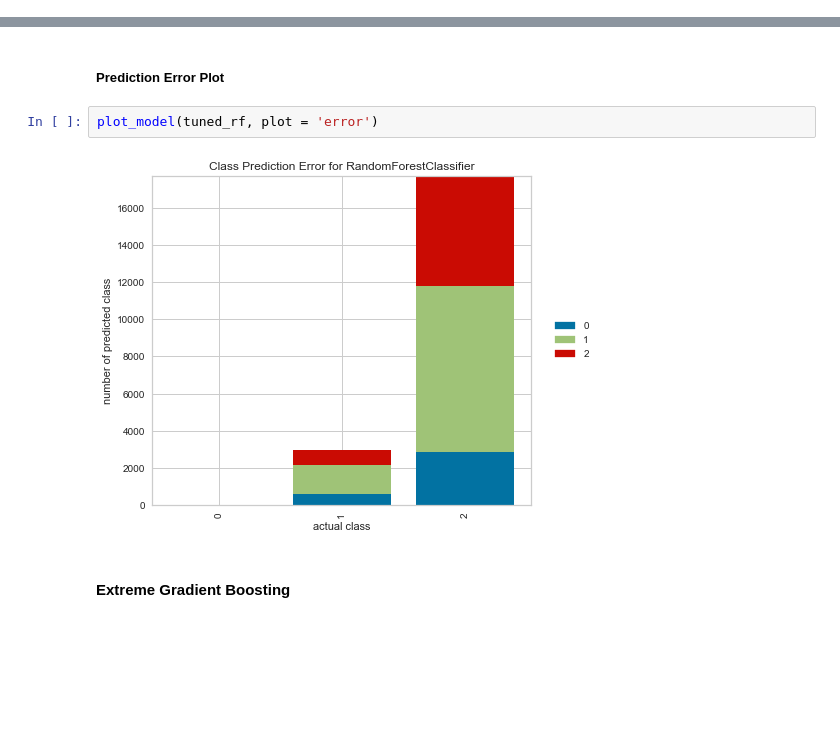
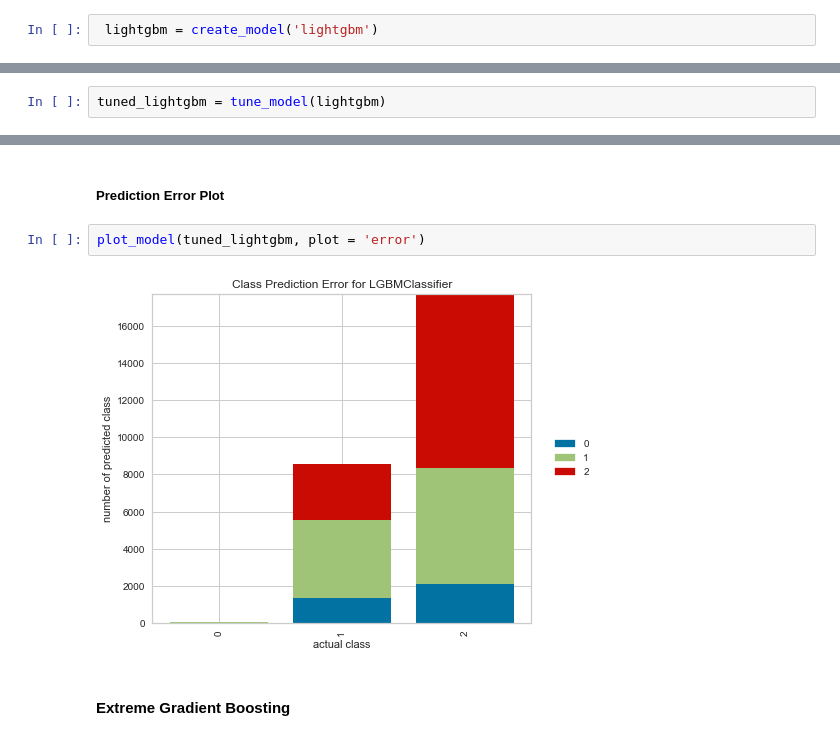
Before and after one commit to bjjv/Sb-DataScience-Mar21, a Jupyter notebook: DataScienceGuidedCapstone_2/Notebooks/04_preprocessing_and_training_BinduJ.ipynb, the cells around one changed output, grey strips where cells are left out. Cells and saved outputs as stored; diff of their text form; blank space fills up the shorter version.

```diff
--- a/DataScienceGuidedCapstone_2/Notebooks/04_preprocessing_and_training_BinduJ.ipynb
+++ b/DataScienceGuidedCapstone_2/Notebooks/04_preprocessing_and_training_BinduJ.ipynb
@@ -178,0 +208,2 @@ RandomForestClassifier(bootstrap=True, ccp_alpha=0.0, class_weight=None,
+# %%
+ lightgbm = create_model('lightgbm')
@@ -264,0 +289,2 @@ tuned_rf = tune_model(rf, custom_grid = params)
+# %%
+tuned_lightgbm = tune_model(lightgbm)
@@ -343,9 +399,9 @@ plot_model(tuned_rf, plot = 'boundary')
 # %% [markdown]
 ##### Prediction Error Plot
 # %%
-plot_model(tuned_rf, plot = 'error')
+plot_model(tuned_lightgbm, plot = 'error')
 # %% [output]
-[figure, old version]
+[figure, new version]
 # %% [markdown]
 #### Extreme Gradient Boosting
 # %% [markdown]
```
Also changed, not shown: parts of 87 cells of this notebook.
